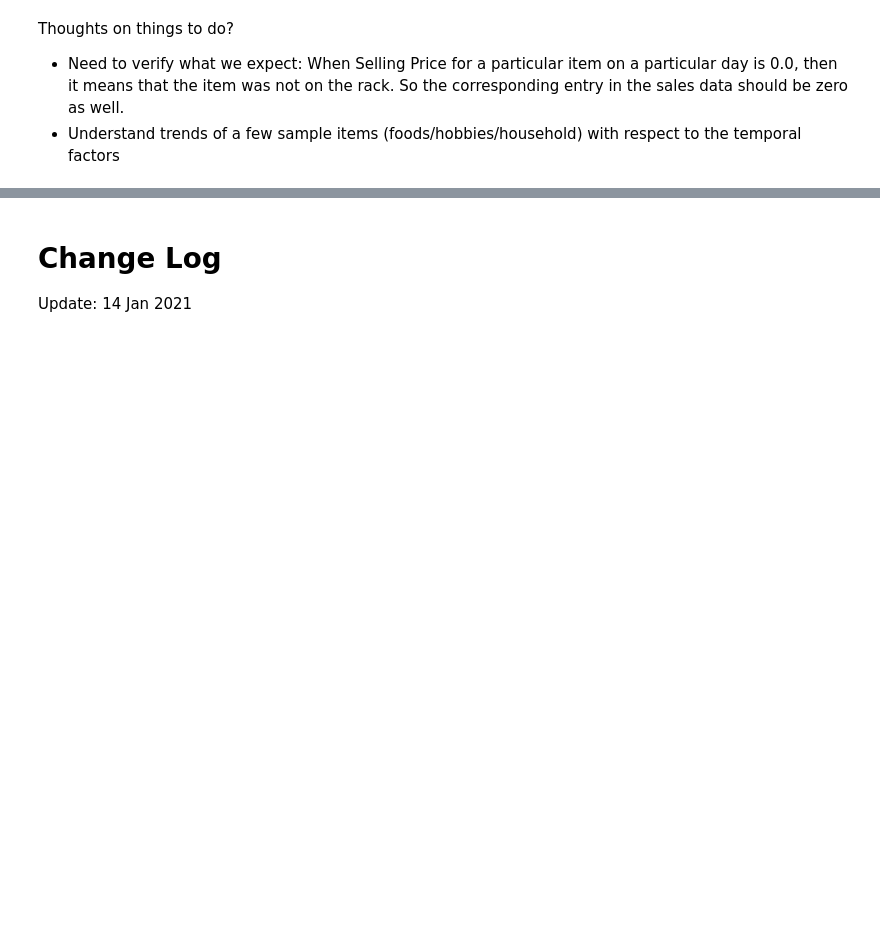
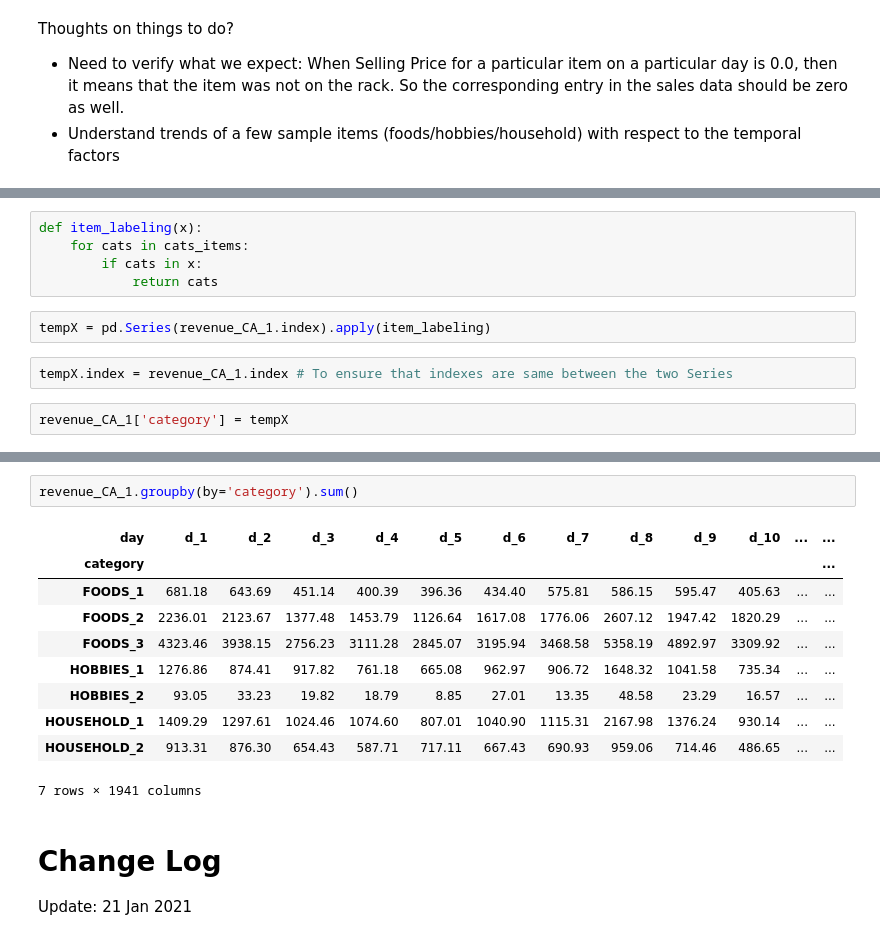
Before and after one commit to krishnans14/Joinhowdy_projects, a Jupyter notebook: M5_Competition_EDA.ipynb, the cells around one changed output, grey strips where cells are left out. Saved outputs shown, nothing was run; the diff lists cells and outputs as text; blank space fills up the shorter version.

```diff
--- a/M5_Competition_EDA.ipynb
+++ b/M5_Competition_EDA.ipynb
@@ -865,0 +943,11 @@ Thoughts on things to do?
+# %%
+def item_labeling(x):
+    for cats in cats_items:
+        if cats in x:
+            return cats
+# %%
+tempX = pd.Series(revenue_CA_1.index).apply(item_labeling)
+# %%
+tempX.index = revenue_CA_1.index # To ensure that indexes are same between the two Series
+# %%
+revenue_CA_1['category'] = tempX
@@ -866,4 +965,17 @@ Thoughts on things to do?
+# %%
+revenue_CA_1.groupby(by='category').sum()
+# %% [output]
+| day | d_1 | d_2 | d_3 | d_4 | d_5 | d_6 | d_7 | d_8 | d_9 | d_10 | ... | ... |
+| category |  |  |  |  |  |  |  |  |  |  |  | ... |
+| FOODS_1 | 681.18 | 643.69 | 451.14 | 400.39 | 396.36 | 434.40 | 575.81 | 586.15 | 595.47 | 405.63 | ... | ... |
+| FOODS_2 | 2236.01 | 2123.67 | 1377.48 | 1453.79 | 1126.64 | 1617.08 | 1776.06 | 2607.12 | 1947.42 | 1820.29 | ... | ... |
+| FOODS_3 | 4323.46 | 3938.15 | 2756.23 | 3111.28 | 2845.07 | 3195.94 | 3468.58 | 5358.19 | 4892.97 | 3309.92 | ... | ... |
+| HOBBIES_1 | 1276.86 | 874.41 | 917.82 | 761.18 | 665.08 | 962.97 | 906.72 | 1648.32 | 1041.58 | 735.34 | ... | ... |
+| HOBBIES_2 | 93.05 | 33.23 | 19.82 | 18.79 | 8.85 | 27.01 | 13.35 | 48.58 | 23.29 | 16.57 | ... | ... |
+| HOUSEHOLD_1 | 1409.29 | 1297.61 | 1024.46 | 1074.60 | 807.01 | 1040.90 | 1115.31 | 2167.98 | 1376.24 | 930.14 | ... | ... |
+| HOUSEHOLD_2 | 913.31 | 876.30 | 654.43 | 587.71 | 717.11 | 667.43 | 690.93 | 959.06 | 714.46 | 486.65 | ... | ... |
+7 rows × 1941 columns
 # %% [markdown]
 # Change Log
 
-Update: 14 Jan 2021
+Update: 21 Jan 2021
```
Also changed, not shown: parts of 11 cells of this notebook.
